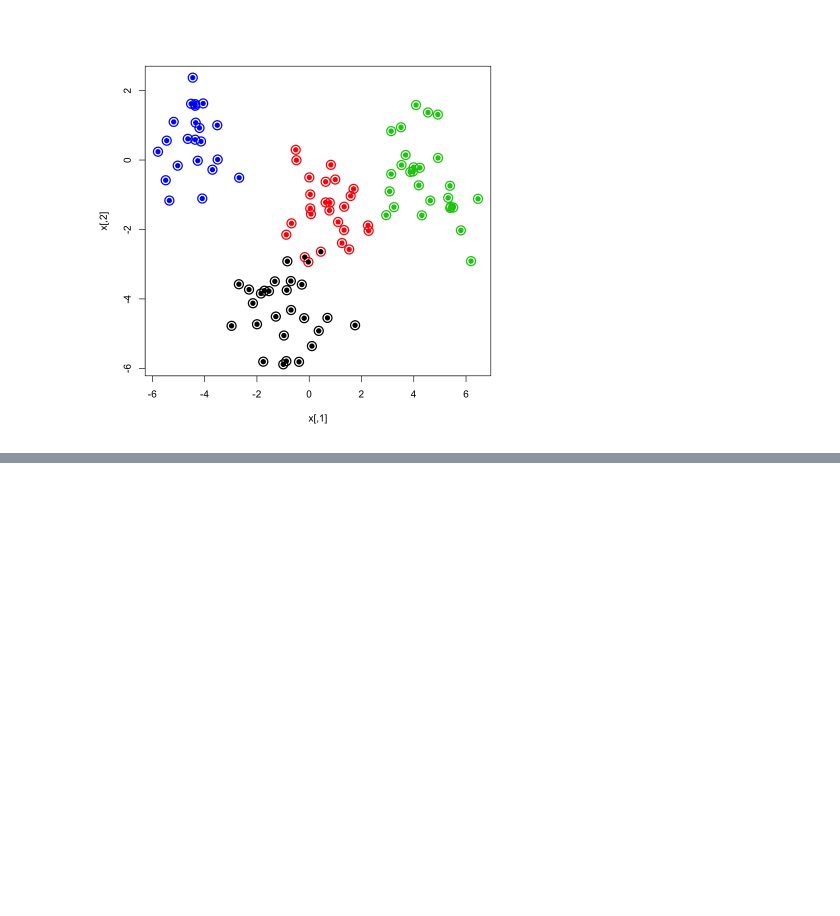
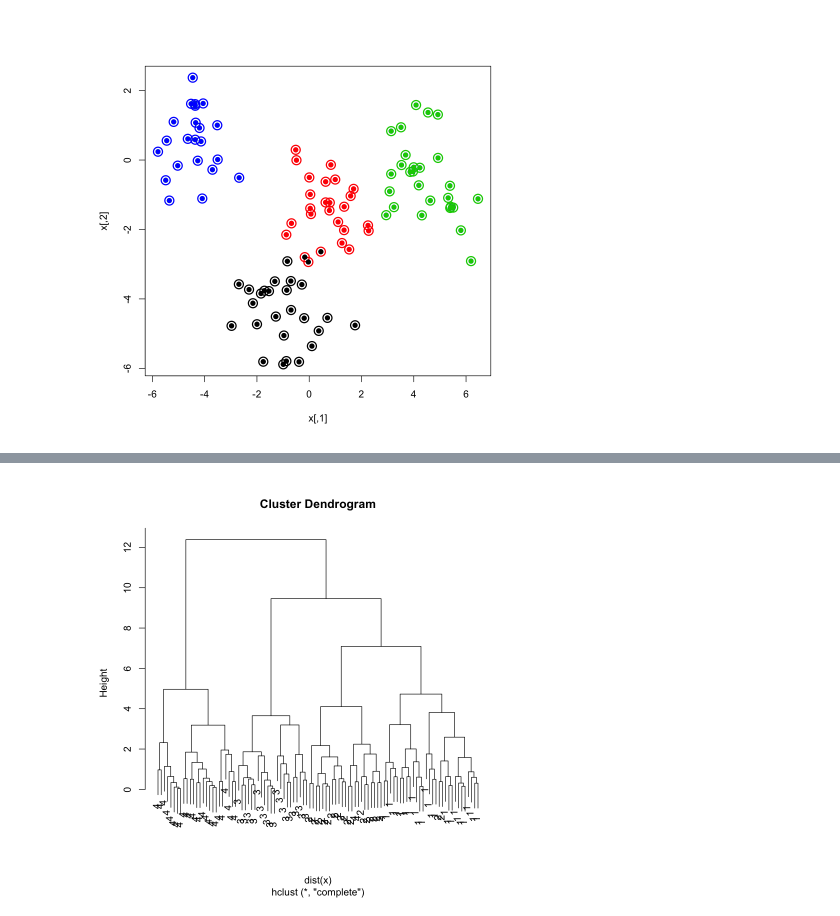
Before and after one commit to felixm3/coursework-workshops-bootcamps-lectures-etc, a Jupyter notebook: ISLR-v2/220606_R_Cap12_Unsupervised_Learning.ipynb, the cells around one changed output, grey strips where cells are left out. Saved outputs shown, nothing was run; the diff lists cells and outputs as text; code cells hidden in the pictures; blank space fills up the shorter version.

```diff
--- a/ISLR-v2/220606_R_Cap12_Unsupervised_Learning.ipynb
+++ b/ISLR-v2/220606_R_Cap12_Unsupervised_Learning.ipynb
@@ -186,0 +220,4 @@ which_clust  1  2  3  4
+# %%
+plot(hc_complete, labels = which_clust)
+# %% [output]
+[figure, added]
```
Also changed, not shown: parts of 5 cells of this notebook.
